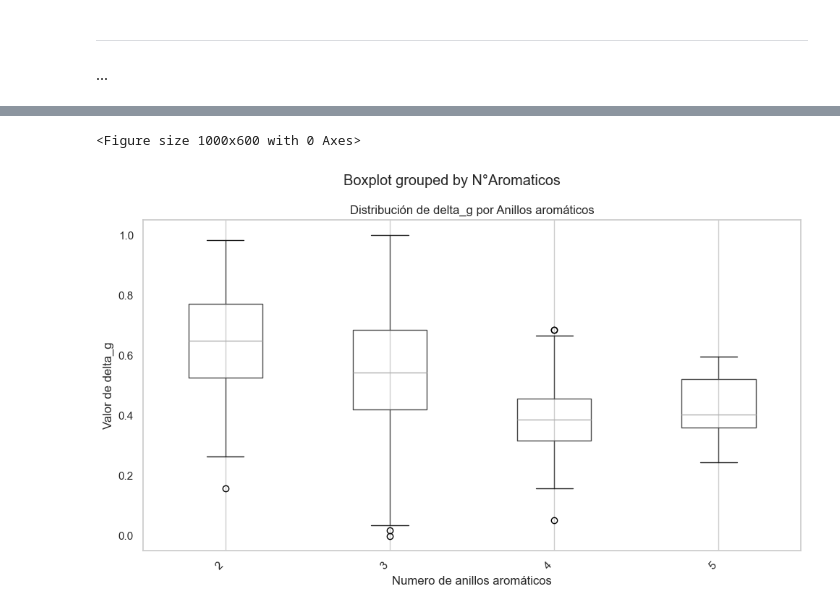
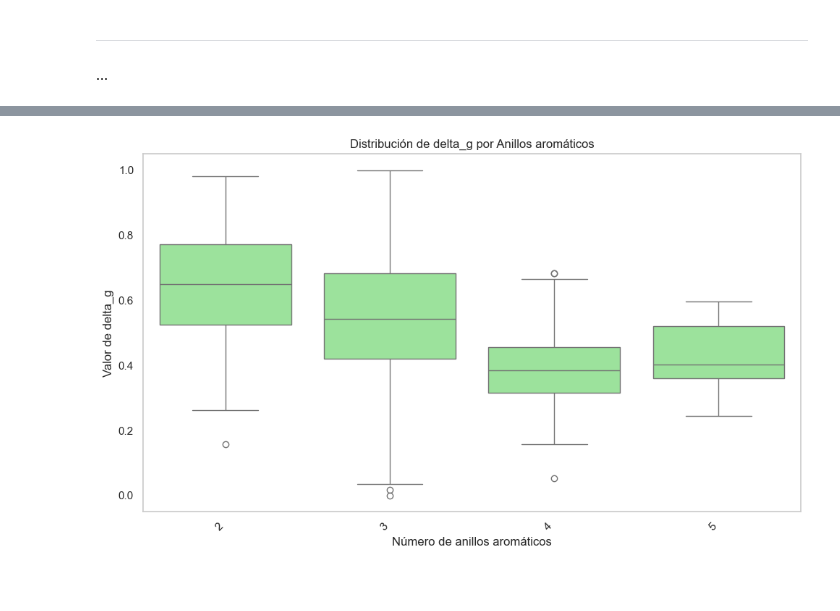
Before and after one commit to mauriciocruzriveros/BasededatosFlavonoides, a Jupyter notebook: flavonoids_collab.ipynb, the cells around one changed output, grey strips where cells are left out. Cells and saved outputs as stored; diff of their text form; code cells hidden in the pictures; blank space fills up the shorter version.

```diff
--- a/flavonoids_collab.ipynb
+++ b/flavonoids_collab.ipynb
@@ -1683,13 +1659,12 @@ plt.show()
 # %%
 plt.figure(figsize=(10, 6))
-df.boxplot(column='deltag_scaled', by='N°Aromaticos', figsize=(10, 6))
-plt.xlabel('Numero de anillos aromáticos')
+sns.boxplot(x='N°Aromaticos', y='deltag_scaled', data=df, color="lightgreen")
+# Personalizar la gráfica
+plt.xlabel('Número de anillos aromáticos')
 plt.ylabel('Valor de delta_g')
 plt.title('Distribución de delta_g por Anillos aromáticos')
 plt.xticks(rotation=45, ha='right')
 plt.grid(axis='y')
 plt.tight_layout()
-plt.show()
 # %% [output]
-<Figure size 1000x600 with 0 Axes>
-[figure, old version]
+[figure, new version]
```
Also changed, not shown: parts of 14 cells of this notebook.
